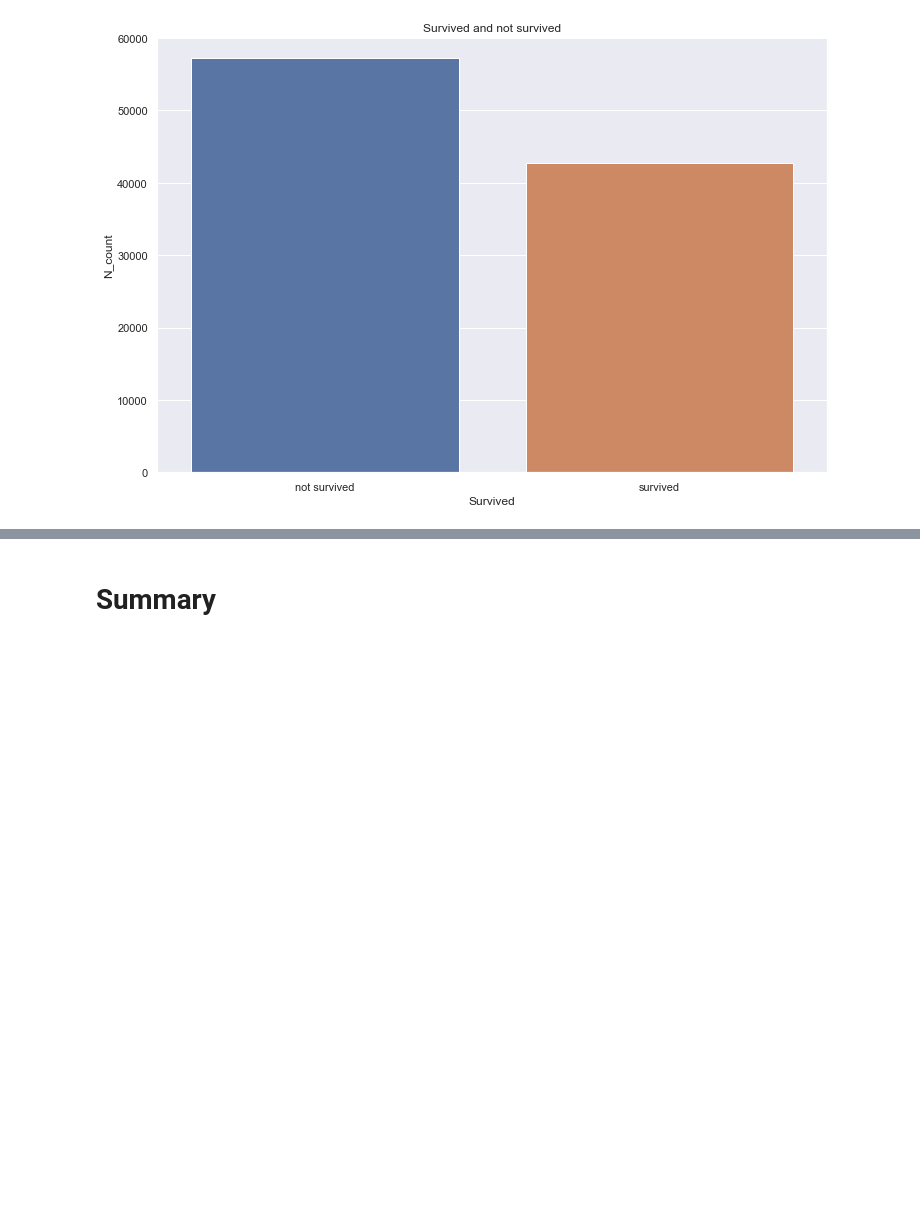
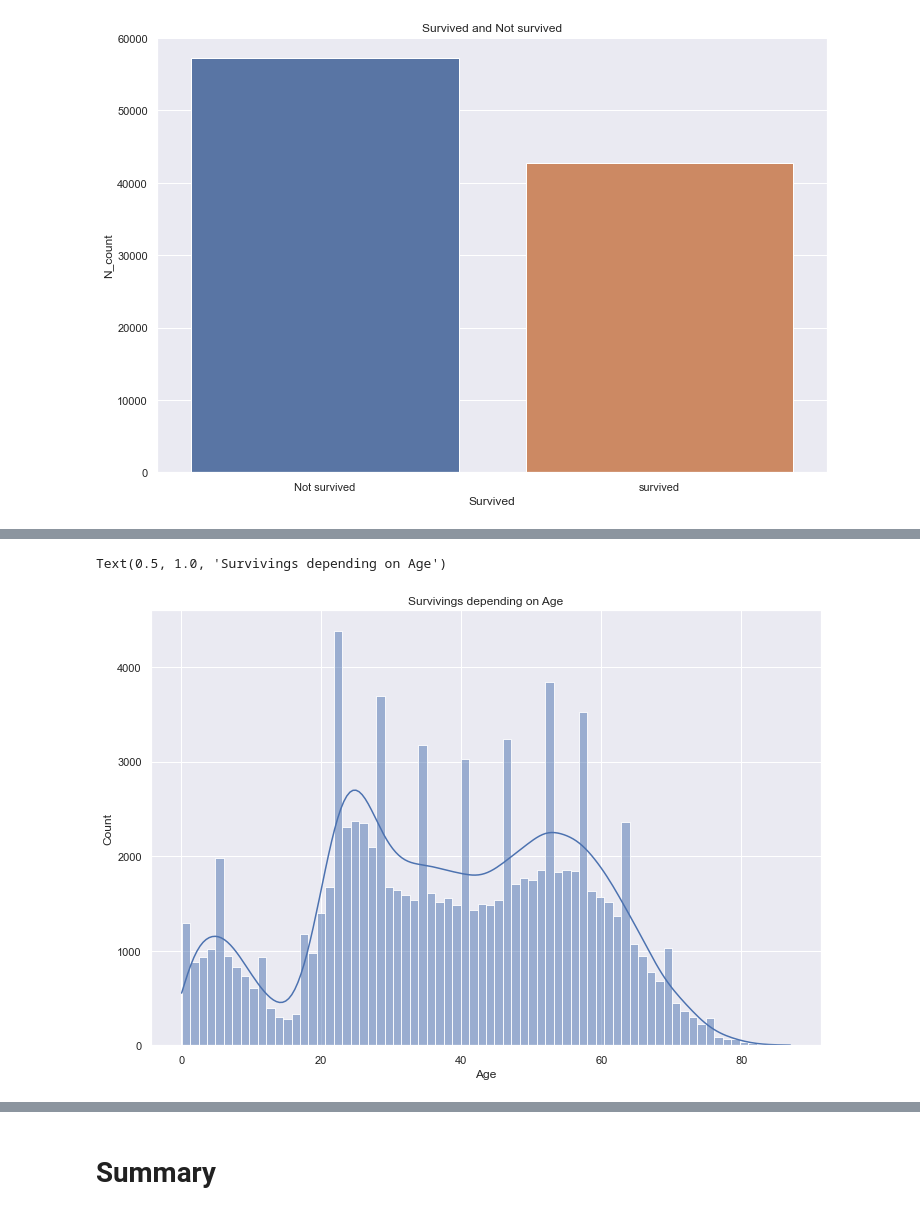
Before and after one commit to AndreiMedvedevSaratov/ml-2-data-exploration, a Jupyter notebook: eda.ipynb, the cells around one changed output, grey strips where cells are left out. Cells and saved outputs as stored; diff of their text form; code cells hidden in the pictures; blank space fills up the shorter version.

```diff
--- a/eda.ipynb
+++ b/eda.ipynb
@@ -122,0 +161,6 @@ sns.barplot(x=survivings['Survived'], y=survivings['N_count']);
+# %%
+age_survivings = sns.histplot(data_set["Age"], kde=True)
+age_survivings.set_title("Survivings depending on Age")
+# %% [output]
+Text(0.5, 1.0, 'Survivings depending on Age')
+[figure, added]
```
Also changed, not shown: parts of 13 cells of this notebook.
